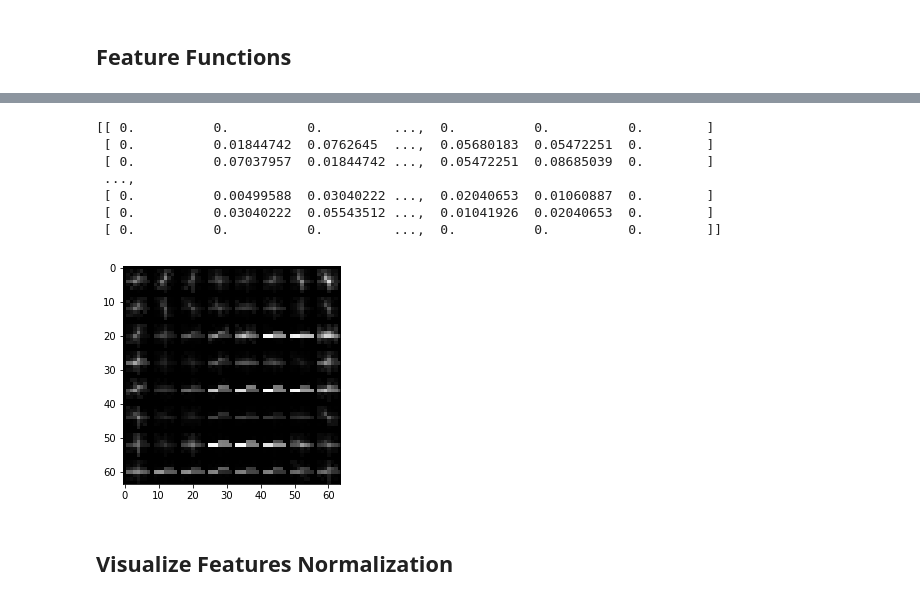
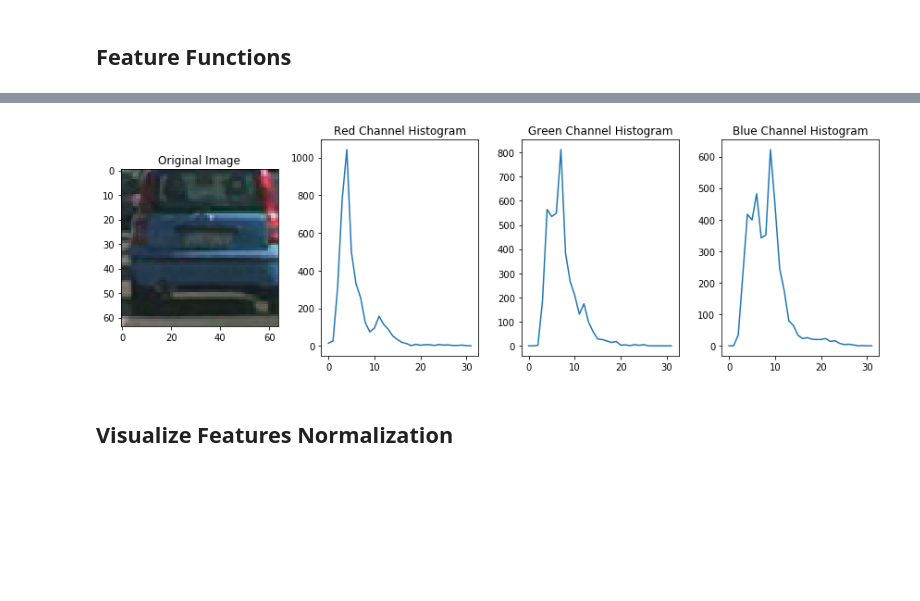
Before and after one commit to nickwalton/VehicleDetectionAndTracking, a Jupyter notebook: VehicleTracking.ipynb, the cells around one changed output, grey strips where cells are left out. Cells and saved outputs as stored; diff of their text form; code cells hidden in the pictures; blank space fills up the shorter version.

Commit message:
Updated readme and added example images

```diff
--- a/VehicleTracking.ipynb
+++ b/VehicleTracking.ipynb
@@ -119,7 +119,7 @@ def color_hist(img, nbins=32, bins_range=(0, 256)):
     return hist_features
 
 # Converts image to specified color space and resizes down to use raw pixel values as feature
-def bin_spatial(img, color_space='RGB', size=(32, 32)):
+def bin_spatial(img, color_space='RGB', size=(32, 32),return_image=False):
     # Resize image
     img_small = imresize(img,size)
 
@@ -129,7 +129,7 @@ def bin_spatial(img, color_space='RGB', size=(32, 32)):
     elif(color_space == 'LUV'):
         converted_img = cv2.cvtColor(img_small,cv2.COLOR_RGB2LUV)
     elif(color_space == 'RGB'):
-        converted_img = img
+        converted_img = img_small
     elif color_space == 'YUV':
         converted_img = cv2.cvtColor(img_small, cv2.COLOR_RGB2YUV)
     elif color_space == 'YCrCb':
@@ -137,11 +137,15 @@ def bin_spatial(img, color_space='RGB', size=(32, 32)):
     else:
         print("Invalid color_space")
 
-    spatial_features = converted_img.ravel()
+    if(return_image):
+        return converted_img
+    else:
+        spatial_features = converted_img.ravel()
+        return spatial_features
 
-    return spatial_features
 
-# Examples of feature outputs
+"""
+# HOG Image Example
 example_feature_img = mpimg.imread(all_cars[0])[:,:,1]
 example_feature_img = scale_png(example_feature_img)
 hog_features, hog_image = get_hog_features(example_feature_img, 12, 8, 2,
@@ -150,4 +154,35 @@ hog_features, hog_image = get_hog_features(example_feature_img, 12, 8, 2,
 print(hog_image)
 plt.imshow(hog_image,cmap="gray")
 plt.savefig('pipeline_images/example_hog.jpg')
+"""
+"""
+# Spatial Binning Example
+exampleBinSpatialImg = mpimg.imread(all_cars[0])
+spatial_bin = bin_spatial(exampleBinSpatialImg,color_space='RGB',size=(16,16),return_image=True)
+print(spatial_bin.shape)
+#plt.imshow(spatial_bin[:,:,0],cmap="gray")
+plt.imshow(spatial_bin)
+plt.savefig('pipeline_images/example_spatial.jpg')
+"""
+
+example_hist_img = mpimg.imread(all_cars[0])
+new_hist_img = scale_png(example_hist_img)
+color_histogram = color_hist(new_hist_img)
+
+print(example_hist_img.shape)
+fig = plt.figure(figsize=(12,4))
+plt.subplot(141)
+plt.imshow(example_hist_img)
+plt.title('Original Image')
+plt.subplot(142)
+plt.plot(color_histogram[0:32])
+plt.title('Red Channel Histogram')
+plt.subplot(143)
+plt.plot(color_histogram[32:64])
+plt.title('Green Channel Histogram')
+plt.subplot(144)
+plt.plot(color_histogram[64:96])
+plt.title('Blue Channel Histogram')
+fig.tight_layout()
+plt.savefig('pipeline_images/histogram_image.jpg')
 # %% [output]
@@ -156,11 +190,4 @@ plt.savefig('pipeline_images/example_hog.jpg')
-[[ 0.          0.          0.         ...,  0.          0.          0.        ]
- [ 0.          0.01844742  0.0762645  ...,  0.05680183  0.05472251  0.        ]
- [ 0.          0.07037957  0.01844742 ...,  0.05472251  0.08685039  0.        ]
- ...,
- [ 0.          0.00499588  0.03040222 ...,  0.02040653  0.01060887  0.        ]
- [ 0.          0.03040222  0.05543512 ...,  0.01041926  0.02040653  0.        ]
- [ 0.          0.          0.         ...,  0.          0.          0.        ]]
-[figure, old version]
+[figure, new version]
 # %% [markdown]
 ## Visualize Features Normalization
 # %%
```
Also changed, not shown: parts of 6 cells of this notebook, 8 other files.
